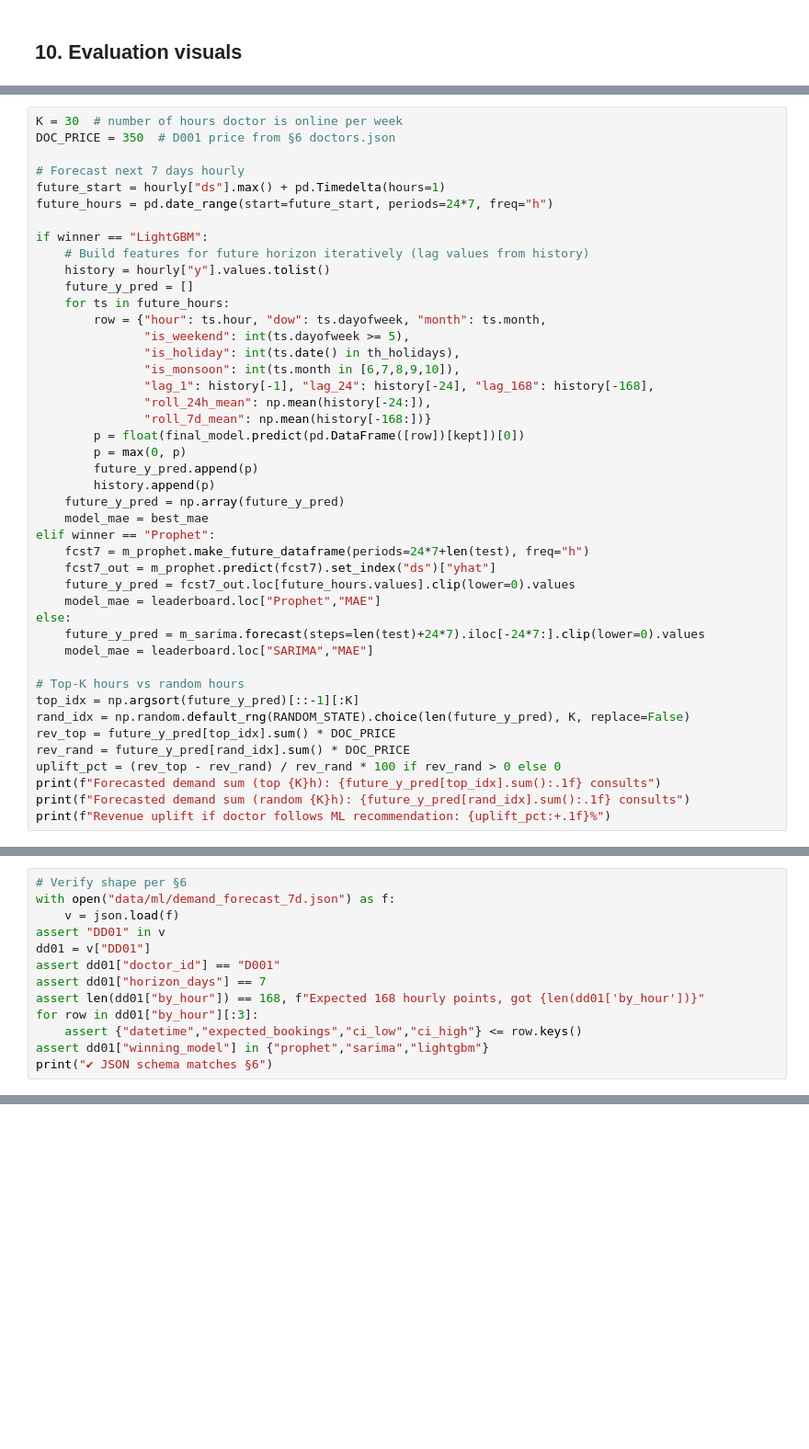
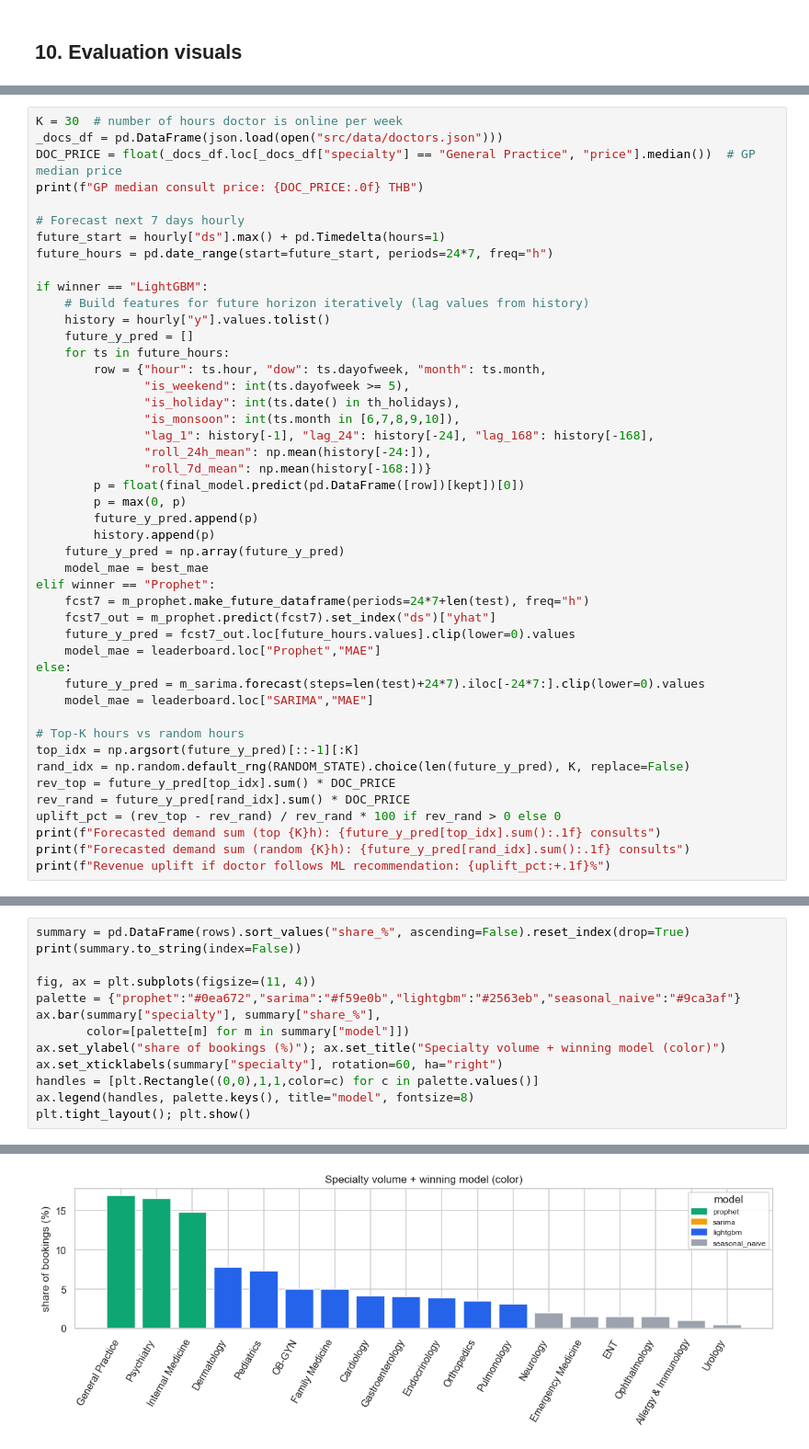
Before and after one commit to hhej/mordee-x, a Jupyter notebook: notebooks/02_demand_forecast_full_pipeline.ipynb, the cells around one changed output, grey strips where cells are left out. Shown at 92% size. Cells and saved outputs as stored; diff of their text form; blank space fills up the shorter version.

```diff
--- a/notebooks/02_demand_forecast_full_pipeline.ipynb
+++ b/notebooks/02_demand_forecast_full_pipeline.ipynb
@@ -388,6 +393,8 @@ plt.tight_layout(); plt.show()
 # %%
 K = 30  # number of hours doctor is online per week
-DOC_PRICE = 350  # D001 price from §6 doctors.json
+_docs_df = pd.DataFrame(json.load(open("src/data/doctors.json")))
+DOC_PRICE = float(_docs_df.loc[_docs_df["specialty"] == "General Practice", "price"].median())  # GP median price
+print(f"GP median consult price: {DOC_PRICE:.0f} THB")
 
 # Forecast next 7 days hourly
 future_start = hourly["ds"].max() + pd.Timedelta(hours=1)
@@ -518,13 +479,0 @@ Winning model: LightGBM  MAE=0.545  uplift=95.7%
-# %%
-# Verify shape per §6
-with open("data/ml/demand_forecast_7d.json") as f:
-    v = json.load(f)
-assert "DD01" in v
-dd01 = v["DD01"]
-assert dd01["doctor_id"] == "D001"
-assert dd01["horizon_days"] == 7
-assert len(dd01["by_hour"]) == 168, f"Expected 168 hourly points, got {len(dd01['by_hour'])}"
-for row in dd01["by_hour"][:3]:
-    assert {"datetime","expected_bookings","ci_low","ci_high"} <= row.keys()
-assert dd01["winning_model"] in {"prophet","sarima","lightgbm"}
-print("✔ JSON schema matches §6")
@@ -532,0 +715,14 @@ print("✔ JSON schema matches §6")
+# %%
+summary = pd.DataFrame(rows).sort_values("share_%", ascending=False).reset_index(drop=True)
+print(summary.to_string(index=False))
+
+fig, ax = plt.subplots(figsize=(11, 4))
+palette = {"prophet":"#0ea672","sarima":"#f59e0b","lightgbm":"#2563eb","seasonal_naive":"#9ca3af"}
+ax.bar(summary["specialty"], summary["share_%"],
+       color=[palette[m] for m in summary["model"]])
+ax.set_ylabel("share of bookings (%)"); ax.set_title("Specialty volume + winning model (color)")
+ax.set_xticklabels(summary["specialty"], rotation=60, ha="right")
+handles = [plt.Rectangle((0,0),1,1,color=c) for c in palette.values()]
+ax.legend(handles, palette.keys(), title="model", fontsize=8)
+plt.tight_layout(); plt.show()
+# %% [output]
@@ -532,0 +748 @@ print("✔ JSON schema matches §6")
+[figure, added]
```
Also changed, not shown: parts of 34 cells of this notebook, 10 other files.
